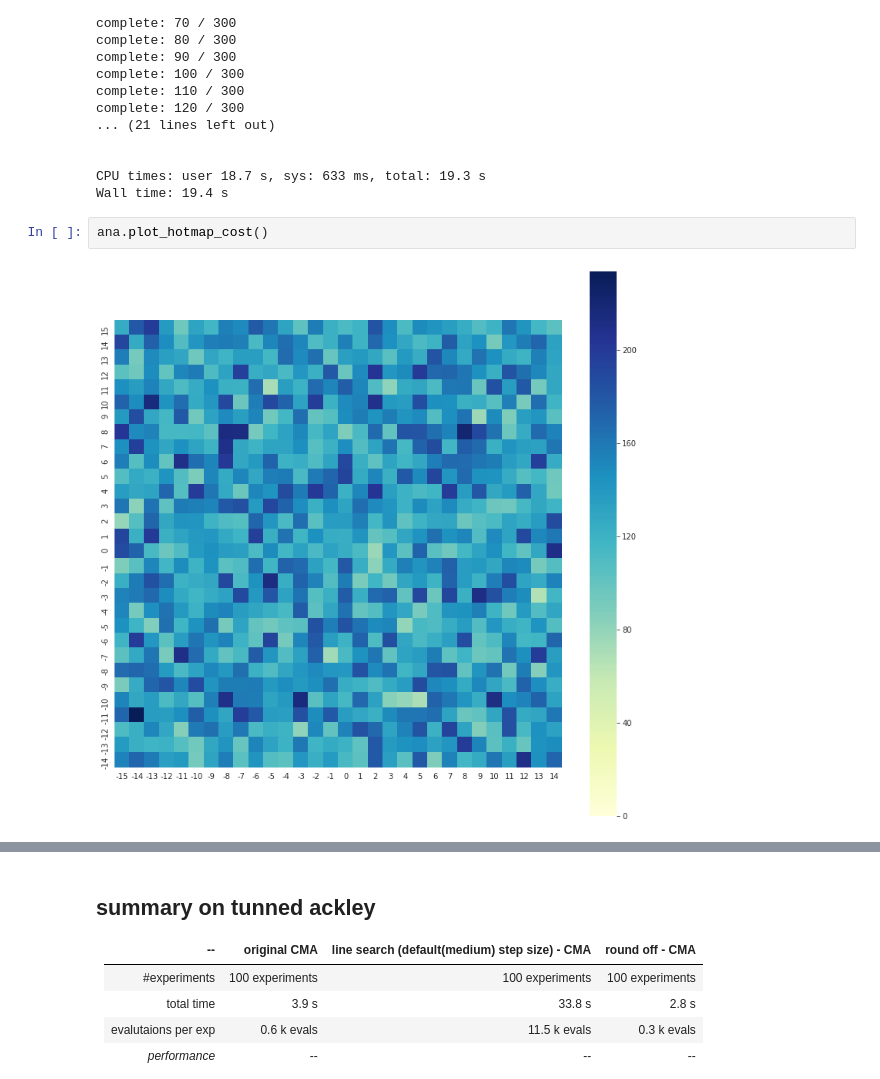
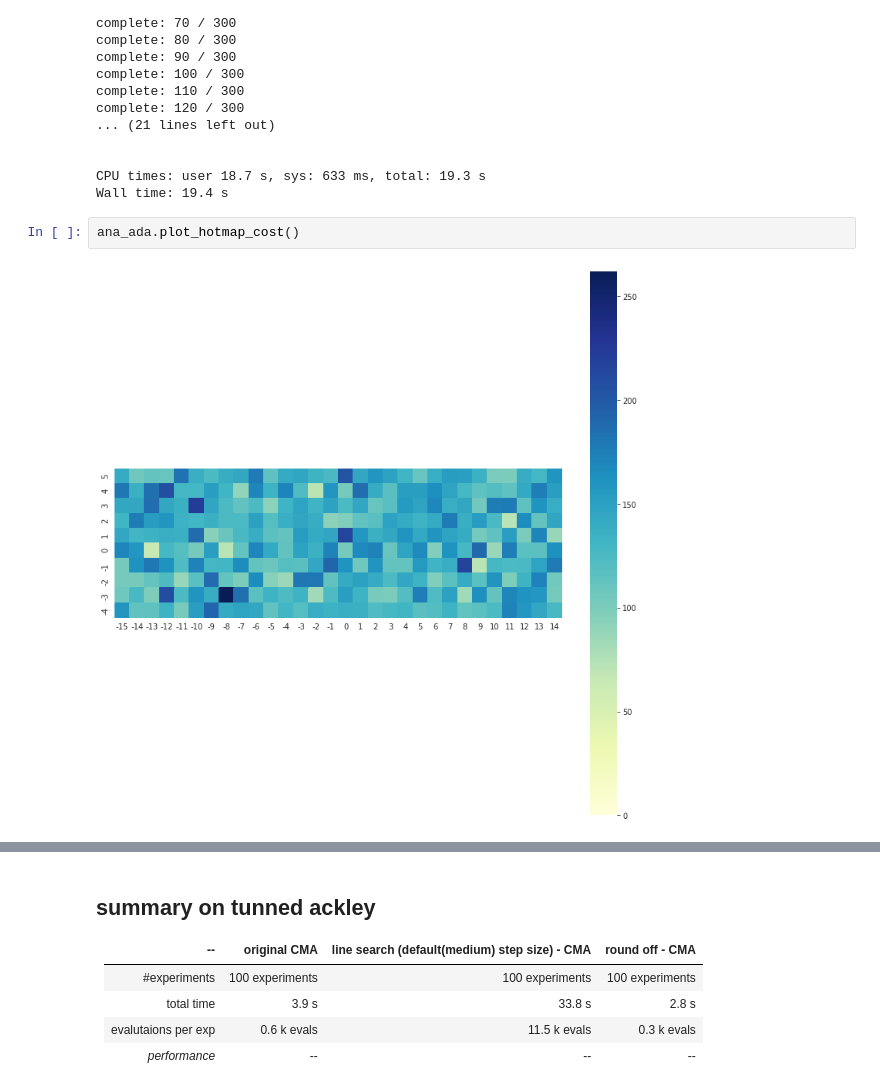
Before and after one commit to huajian1069/non-convex-optimisation, a Jupyter notebook: plot_statistical_convergence_cost_graph .ipynb, the cells around one changed output, grey strips where cells are left out. Drawn from its saved outputs; the diff is of its cells as text.

```diff
--- a/plot statistical convergence_cost graph .ipynb
+++ b/plot_statistical_convergence_cost_graph .ipynb
@@ -326,6 +326,6 @@ complete: 120 / 300
 CPU times: user 18.7 s, sys: 633 ms, total: 19.3 s
 Wall time: 19.4 s
 # %%
-ana.plot_hotmap_cost()
+ana_ada.plot_hotmap_cost()
 # %% [output]
-[figure, old version]
+[figure, new version]
```
Also changed, not shown: parts of 3 cells of this notebook, 2 other files.
